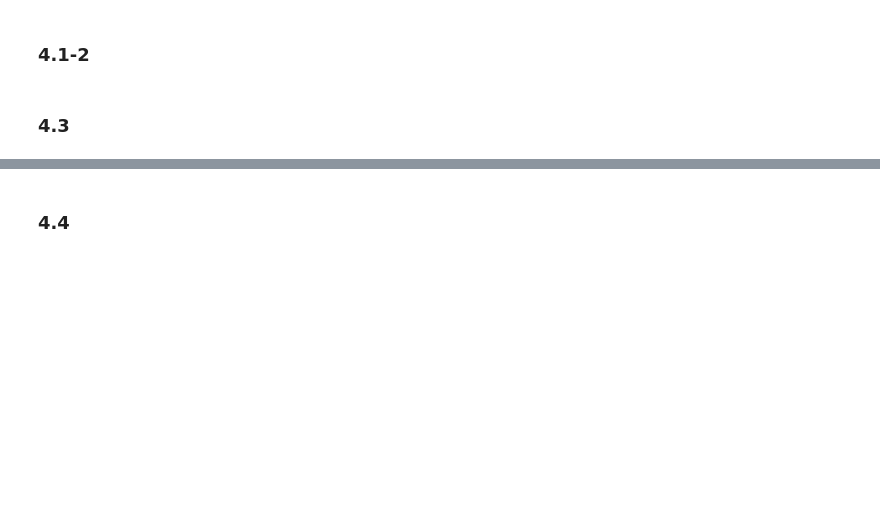
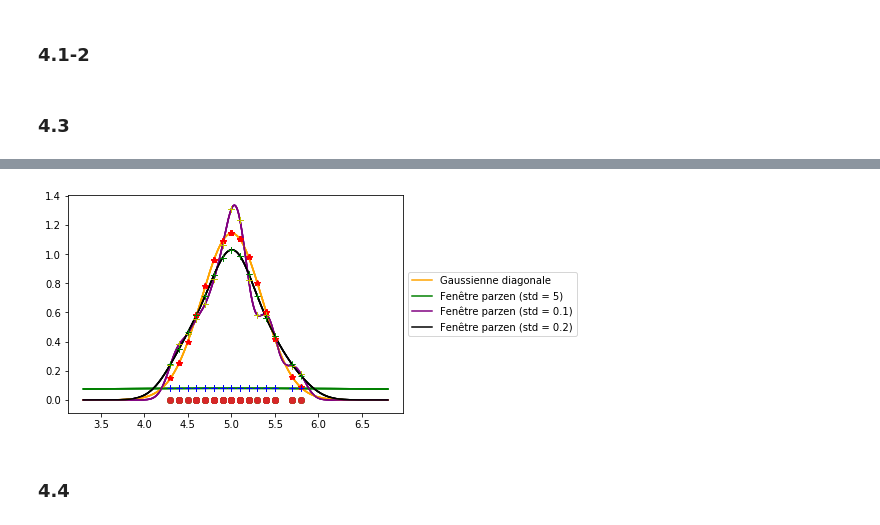
Before and after one commit to PhilippeMarcotte/IFT6390, a Jupyter notebook: Devoir 1/Devoir 1 - Q4.ipynb, the cells around one changed output, grey strips where cells are left out. Drawn from its saved outputs; the diff is of its cells as text; code cells hidden in the pictures; blank space fills up the shorter version.

Commit message:
Q4.3 graphiques complet

```diff
--- a/Devoir 1/Devoir 1 - Q4.ipynb
+++ b/Devoir 1/Devoir 1 - Q4.ipynb
@@ -174,3 +158,64 @@ plt.show()
+# %%
+import matplotlib.pyplot as plt
+train_inputs = data[:50, 0]
+train_labels = data[:50, 4]
+
+feature = data[:50, 0]
+
+min_x = np.min(feature)-1.0
+max_x = np.max(feature)+1.0
+linespace_indice = np.arange(min_x, max_x, 0.001)
+
+dg = DiagonalGaussian()
+dg.train(train_inputs, train_labels)
+dg_feature_predictions = dg.predict(feature)
+dg_linespace_predictions = dg.predict(linespace_indice)
+
+stdTooLarge = 5
+stdTooSmall = 0.1
+stdOptimal = 0.2
+
+parzen_stdTooBig = ParzenIsotropicGaussian(std=stdTooLarge)
+parzen_stdTooBig.train(train_inputs, train_labels)
+parzen_stdTooBig_feature_predictions = parzen_stdTooBig.predict(feature)
+parzen_stdTooBig_linespace_predictions = parzen_stdTooBig.predict(linespace_indice)
+
+parzen_stdTooSmall = ParzenIsotropicGaussian(std=stdTooSmall)
+parzen_stdTooSmall.train(train_inputs, train_labels)
+parzen_stdTooSmall_feature_predictions = parzen_stdTooSmall.predict(feature)
+parzen_stdTooSmall_linespace_predictions = parzen_stdTooSmall.predict(linespace_indice)
+
+parzen_stdOptimal = ParzenIsotropicGaussian(std=stdOptimal)
+parzen_stdOptimal.train(train_inputs, train_labels)
+parzen_stdOptimal_feature_predictions = parzen_stdOptimal.predict(feature)
+parzen_stdOptimal_linespace_predictions = parzen_stdOptimal.predict(linespace_indice)
+
+plt.scatter(feature, np.zeros(feature.shape))
+# Plot de la gaussienne avec le linespace
+plt.plot(linespace_indice, np.exp(dg_linespace_predictions), color='orange')
+
+# Plot de parzen avec le linespace
+plt.plot(linespace_indice, np.exp(parzen_stdTooBig_linespace_predictions), color='green')
+
+plt.plot(linespace_indice, np.exp(parzen_stdTooSmall_linespace_predictions), color='purple')
+
+plt.plot(linespace_indice, np.exp(parzen_stdOptimal_linespace_predictions), color='black')
+
+plt.legend(["Gaussienne diagonale", "Fenêtre parzen (std = {})".format(stdTooLarge), "Fenêtre parzen (std = {})".format(stdTooSmall), "Fenêtre parzen (std = {})".format(stdOptimal)], loc='center left', bbox_to_anchor=(1, 0.5))
+
+# Plot de la gaussienne avec les trains data
+plt.plot(feature, np.exp(dg_feature_predictions), 'r*')
+
+# Plot de parzen avec le train data
+plt.plot(feature, np.exp(parzen_stdTooBig_feature_predictions), 'b+')
+
+plt.plot(feature, np.exp(parzen_stdTooSmall_feature_predictions), 'y+')
+
+plt.plot(feature, np.exp(parzen_stdOptimal_feature_predictions), 'g+')
+
+plt.show()
+# %% [output]
+[figure, added]
 # %% [markdown]
 ### 4.4
 # %%
```
Also changed, not shown: parts of 2 cells of this notebook.
